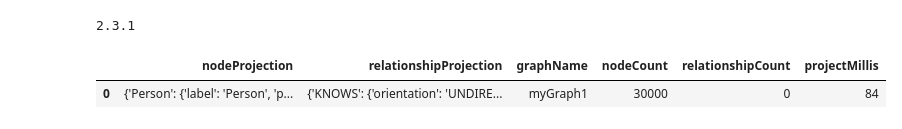
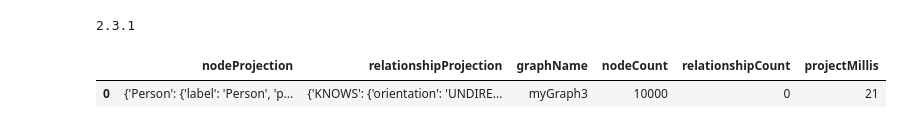
Before and after one commit to balynin/7task_for_mindset, a Jupyter notebook: task7_for_mindset.ipynb, the cells around one changed output. Saved outputs shown, nothing was run; the diff lists cells and outputs as text; code cells hidden in the pictures.

```diff
--- a/task7_for_mindset.ipynb
+++ b/task7_for_mindset.ipynb
@@ -261,23 +264,23 @@ gds.set_database("neo4j")
 print(gds.version())
 # %% [output]
 2.3.1
-# %%
-gds.run_cypher(
-  """
-  CALL gds.graph.project(
-  'myGraph1',
-  'Person',
-  {
-    KNOWS: {
-      orientation: 'UNDIRECTED'
-    }
-  }
-)
-"""
-)
-# %% [output]
-|  | nodeProjection | relationshipProjection | graphName | nodeCount | relationshipCount | projectMillis |
-| 0 | {'Person': {'label': 'Person', 'p... | {'KNOWS': {'orientation': 'UNDIRE... | myGraph1 | 30000 | 0 | 84 |
+# %%
+gds.run_cypher(
+  """
+  CALL gds.graph.project(
+  'myGraph3',
+  'Person',
+  {
+    KNOWS: {
+      orientation: 'UNDIRECTED'
+    }
+  }
+)
+"""
+)
+# %% [output]
+|  | nodeProjection | relationshipProjection | graphName | nodeCount | relationshipCount | projectMillis |
+| 0 | {'Person': {'label': 'Person', 'p... | {'KNOWS': {'orientation': 'UNDIRE... | myGraph3 | 10000 | 0 | 21 |
 # %%
 gds.run_cypher(
   """
```
Also changed, not shown: parts of 25 cells of this notebook, 6 other files.
